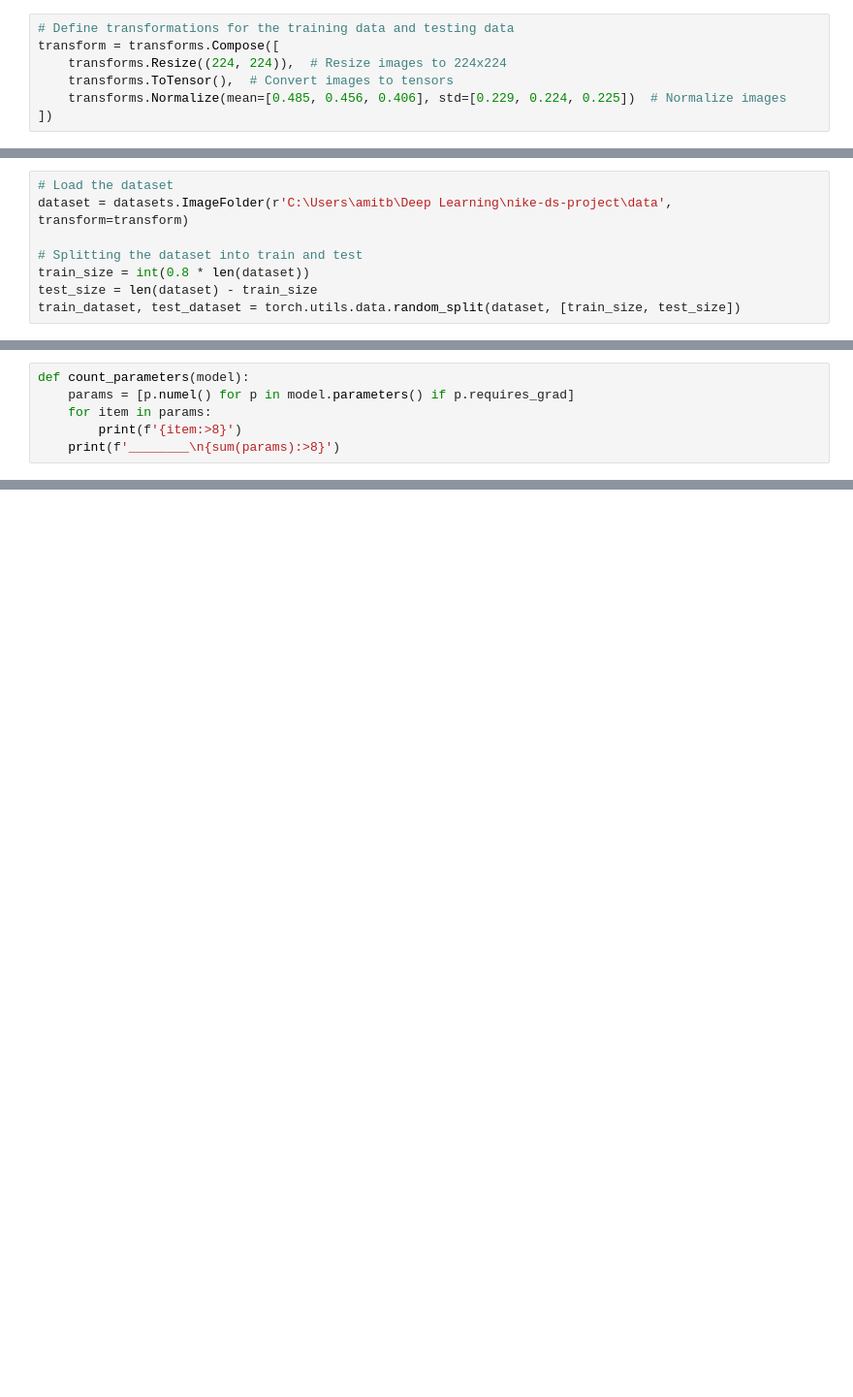
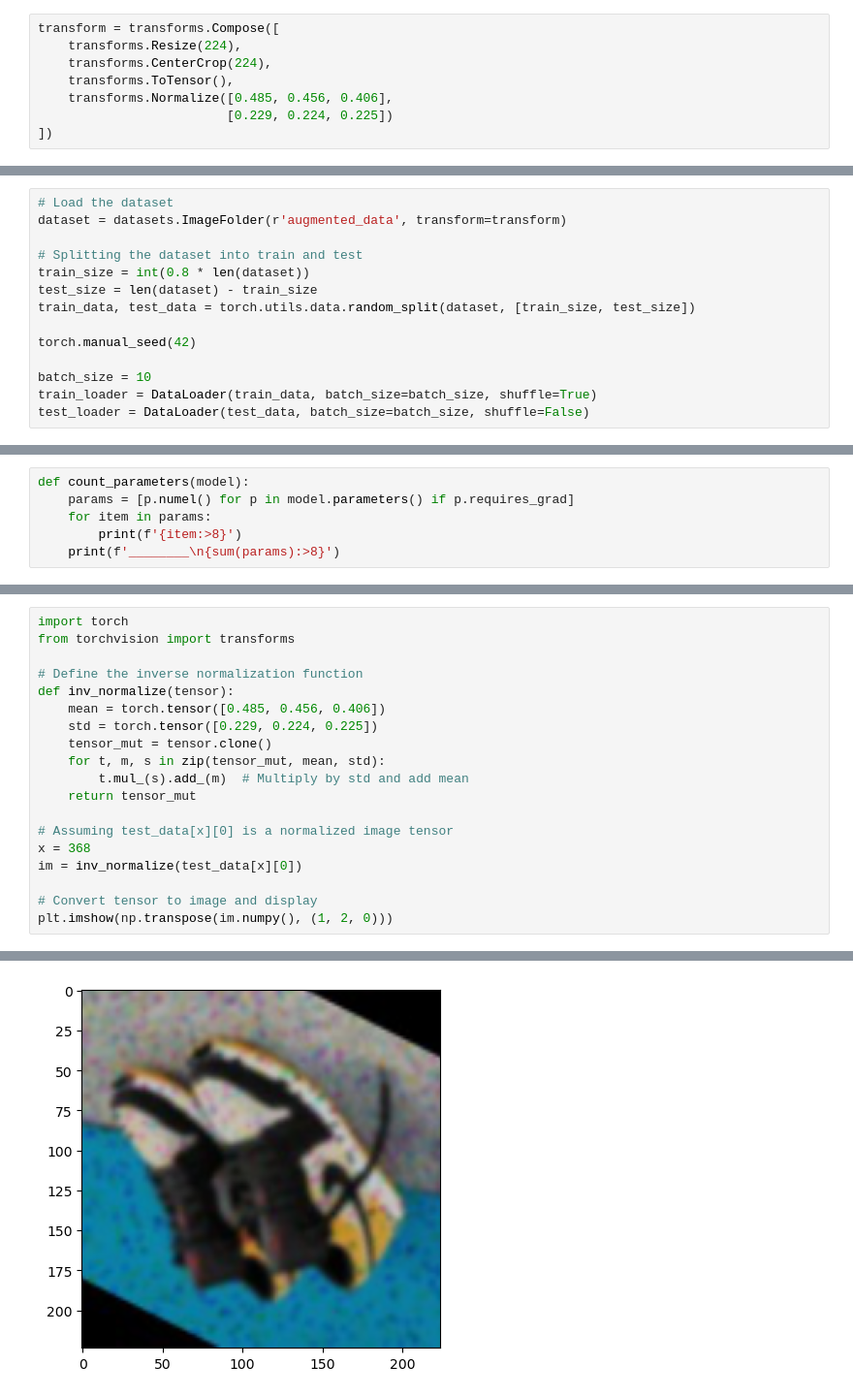
Before and after one commit to Yair7799/nike-ds-project, a Jupyter notebook: A2902.ipynb, the cells around one changed output, grey strips where cells are left out. Shown at 97% size. Cells and saved outputs as stored; diff of their text form; blank space fills up the shorter version.

```diff
--- a/A2902.ipynb
+++ b/A2902.ipynb
@@ -29,17 +29,24 @@ from sklearn.model_selection import train_test_split
 # %%
-# Define transformations for the training data and testing data
 transform = transforms.Compose([
-    transforms.Resize((224, 224)),  # Resize images to 224x224
-    transforms.ToTensor(),  # Convert images to tensors
-    transforms.Normalize(mean=[0.485, 0.456, 0.406], std=[0.229, 0.224, 0.225])  # Normalize images
+    transforms.Resize(224),
+    transforms.CenterCrop(224),
+    transforms.ToTensor(),
+    transforms.Normalize([0.485, 0.456, 0.406],
+                         [0.229, 0.224, 0.225])
 ])
 # %% [markdown]
 # Data Loaders
 # %%
 # Load the dataset
-dataset = datasets.ImageFolder(r'C:\Users\amitb\Deep Learning\nike-ds-project\data', transform=transform)
+dataset = datasets.ImageFolder(r'augmented_data', transform=transform)
 
 # Splitting the dataset into train and test
 train_size = int(0.8 * len(dataset))
 test_size = len(dataset) - train_size
-train_dataset, test_dataset = torch.utils.data.random_split(dataset, [train_size, test_size])
+train_data, test_data = torch.utils.data.random_split(dataset, [train_size, test_size])
+
+torch.manual_seed(42)
+
+batch_size = 10
+train_loader = DataLoader(train_data, batch_size=batch_size, shuffle=True)
+test_loader = DataLoader(test_data, batch_size=batch_size, shuffle=False)
@@ -231,0 +270,20 @@ Test accuracy: 6.467%
+# %%
+import torch
+from torchvision import transforms
+
+# Define the inverse normalization function
+def inv_normalize(tensor):
+    mean = torch.tensor([0.485, 0.456, 0.406])
+    std = torch.tensor([0.229, 0.224, 0.225])
+    tensor_mut = tensor.clone()
+    for t, m, s in zip(tensor_mut, mean, std):
+        t.mul_(s).add_(m)  # Multiply by std and add mean
+    return tensor_mut
+
+# Assuming test_data[x][0] is a normalized image tensor
+x = 368
+im = inv_normalize(test_data[x][0])
+
+# Convert tensor to image and display
+plt.imshow(np.transpose(im.numpy(), (1, 2, 0)))
+# %% [output]
@@ -231,0 +291 @@ Test accuracy: 6.467%
+[figure, added]
```
Also changed, not shown: parts of 29 cells of this notebook.
